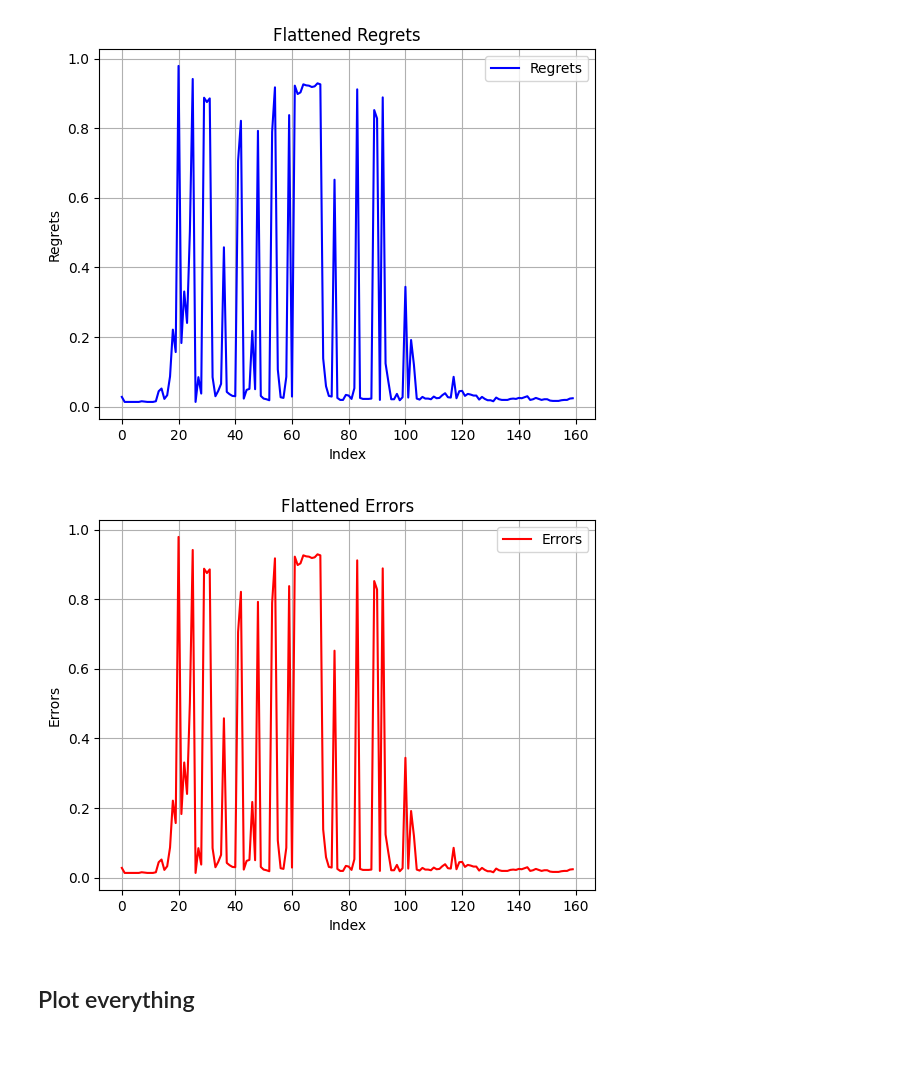
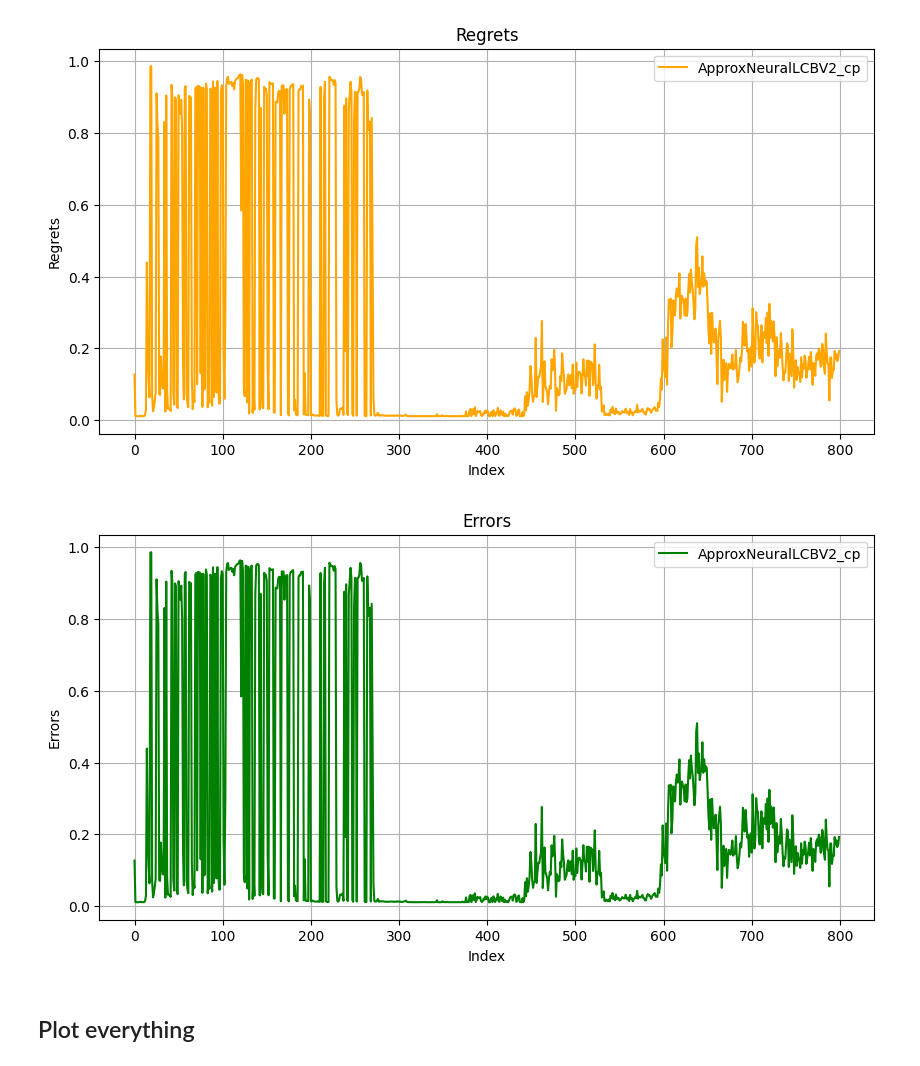
Before and after one commit to Annie983284450-1/NeuralLCB_C, a Jupyter notebook: plot_realworld.ipynb, the cells around one changed output. Saved outputs shown, nothing was run; the diff lists cells and outputs as text; code cells hidden in the pictures.

```diff
--- a/plot_realworld.ipynb
+++ b/plot_realworld.ipynb
@@ -72,37 +103,79 @@ def plot(algos, regrets, cumsum=False, filename=None, figshow=True, legendloc='b
 # %%
 # def plot_sepsis_bmode():
-sepsis_path = './results/trainwins50testwins5/sepsis_d=13_a=2_pi=eps-greedy0.1_std=0.01'
-approx_neural_path = 'approx-neural-gridsearch_epochs=100_m=100_layern=True_buffer=-1_bs=32_lr=0.001_beta=0.1_lambda=0.0001_lambda0=0.1.npz'
-data= np.load(os.path.join(sepsis_path,approx_neural_path))
+# sepsis_path = './results/trainwins_50_testwins_5/sepsis_d=13_a=2_pi=eps-greedy0.1_std=0.01'
+sepsis_path_cp = './results/trainwins_500_testwins_250/sepsis_d=13_a=2_pi=eps-greedy0.1_std=0.01'
 
-regrets = data['regrets']
-errs = data['errs']
+approx_neural_path_cp = 'approx-neural-gridsearch_epochs=100_m=100_layern=True_buffer=-1_bs=32_lr=0.001_beta=0.1_lambda=0.0001_lambda0=0.1.npz'
+data_cp= np.load(os.path.join(sepsis_path_cp,approx_neural_path_cp))
+
+regrets_cp = data_cp['regrets']
+errs_cp = data_cp['errs']
+
+
+# sepsis_path = './results/trainwins50testwins5/sepsis_d=13_a=2_pi=eps-greedy0.1_std=0.01'
+# approx_neural_path = 'no-cp-approx-neural-gridsearch_epochs=100_m=100_layern=True_buffer=-1_bs=32_lr=0.001_beta=0.1_lambda=0.0001_lambda0=0.1.npz'
+# data= np.load(os.path.join(sepsis_path,approx_neural_path))
+
+# regrets = data['regrets']
+# errs = data['errs']
+
+
 
 # If you want to see all the arrays' names
 
-print(data.files)
+# print(data.files)
 
 # Optionally, convert to a dictionary for easier access (optional)
-data_dict = dict(data)
-print(data_dict)
+# data_dict = dict(data)
+# print(data_dict)
+print("Regrets_cp shape:", regrets_cp.shape)
+print("Errors_cp shape:", errs_cp.shape)
+
+# print("Regrets shape:", regrets.shape)
+# print("Errors shape:", errs.shape)
 
 
-print("Regrets shape:", regrets.shape)
-print("Errors shape:", errs.shape)
+regrets_cp_flat = regrets_cp.flatten()
+errs_cp_flat = errs_cp.flatten()
 
-regrets_flat = regrets.flatten()
-errs_flat = errs.flatten()
+# regrets_flat = regrets.flatten()
+# errs_flat = errs.flatten()
 
-plt.plot(regrets_flat, label='Regrets', color='blue')
-plt.title('Flattened Regrets')
+
+
+
+# plt.plot(regrets_flat, label='Regrets', color='blue')
+# plt.title('Flattened Regrets')
+# plt.xlabel('Index')
+# plt.ylabel('Regrets')
+# plt.legend()
+# plt.grid(True)
+# plt.show()
+
+# plt.plot(errs_flat, label='Errors', color='red')
+# plt.title('Flattened Errors')
+# plt.xlabel('Index')
+# plt.ylabel('Errors')
+# plt.legend()
+# plt.grid(True)
+# plt.show()
+
+    # Plot Regrets
+plt.figure(figsize=(10, 5))
+# plt.plot(regrets_flat, label='ApproxNeuralLCBV2', color='blue')
+plt.plot(regrets_cp_flat, label='ApproxNeuralLCBV2_cp', color='orange')
+plt.title('Regrets')
 plt.xlabel('Index')
 plt.ylabel('Regrets')
 plt.legend()
 plt.grid(True)
 plt.show()
 
-plt.plot(errs_flat, label='Errors', color='red')
-plt.title('Flattened Errors')
+    # Plot Errors
+plt.figure(figsize=(10, 5))
+# plt.plot(errs_flat, label='ApproxNeuralLCBV2', color='red')
+plt.plot(errs_cp_flat, label='ApproxNeuralLCBV2_cp', color='green')
+plt.title('Errors')
 plt.xlabel('Index')
 plt.ylabel('Errors')
 plt.legend()
@@ -129,5 +187,5 @@ Errors shape: (1, 1, 160)
-[figure, old version]
+[figure, new version]
-[figure, old version]
+[figure, new version]
 # %%
 def plot_realworld_experiment(name, trainconfig, beta, rbf_sigma, lr=0.001, figshow=False, legendloc=None, save=True, tick_spacing=200, test_freq=10, policy='eps-greedy'):
     res_dir = os.path.join('results', name)
```
Also changed, not shown: parts of 8 cells of this notebook, 24 other files.
